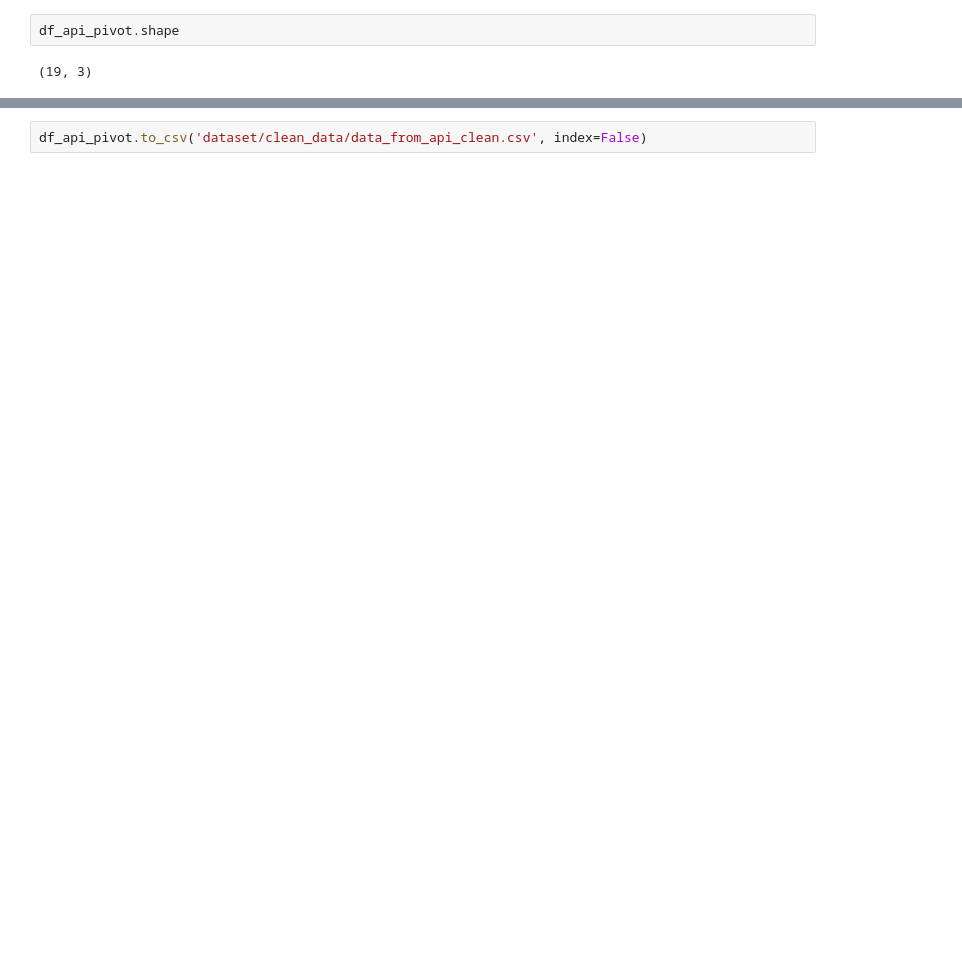
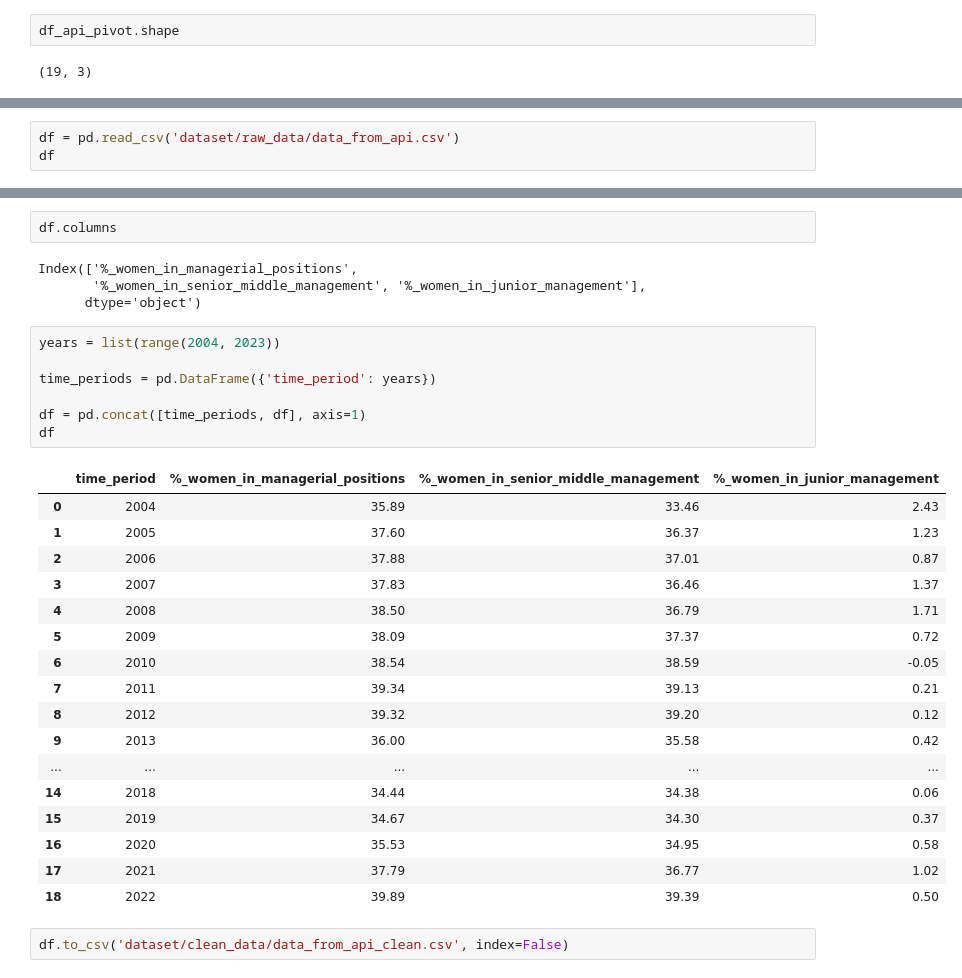
Before and after one commit to steprag/fp_finale_project, a Jupyter notebook: main/fp_datafrom_api.ipynb, the cells around one changed output, grey strips where cells are left out. Cells and saved outputs as stored; diff of their text form; blank space fills up the shorter version.

```diff
--- a/main/fp_datafrom_api.ipynb
+++ b/main/fp_datafrom_api.ipynb
@@ -224,0 +241,3 @@ df_api_pivot.shape
+# %%
+df = pd.read_csv('dataset/raw_data/data_from_api.csv')
+df
@@ -225,2 +262,33 @@ df_api_pivot.shape
+# %%
+df.columns
+# %% [output]
+Index(['%_women_in_managerial_positions',
+       '%_women_in_senior_middle_management', '%_women_in_junior_management'],
+      dtype='object')
+# %%
+years = list(range(2004, 2023))
+
+time_periods = pd.DataFrame({'time_period': years})
+
+df = pd.concat([time_periods, df], axis=1)
+df
+# %% [output]
+|  | time_period | %_women_in_managerial_positions | %_women_in_senior_middle_management | %_women_in_junior_management |
+| 0 | 2004 | 35.89 | 33.46 | 2.43 |
+| 1 | 2005 | 37.60 | 36.37 | 1.23 |
+| 2 | 2006 | 37.88 | 37.01 | 0.87 |
+| 3 | 2007 | 37.83 | 36.46 | 1.37 |
+| 4 | 2008 | 38.50 | 36.79 | 1.71 |
+| 5 | 2009 | 38.09 | 37.37 | 0.72 |
+| 6 | 2010 | 38.54 | 38.59 | -0.05 |
+| 7 | 2011 | 39.34 | 39.13 | 0.21 |
+| 8 | 2012 | 39.32 | 39.20 | 0.12 |
+| 9 | 2013 | 36.00 | 35.58 | 0.42 |
+| ... | ... | ... | ... | ... |
+| 14 | 2018 | 34.44 | 34.38 | 0.06 |
+| 15 | 2019 | 34.67 | 34.30 | 0.37 |
+| 16 | 2020 | 35.53 | 34.95 | 0.58 |
+| 17 | 2021 | 37.79 | 36.77 | 1.02 |
+| 18 | 2022 | 39.89 | 39.39 | 0.50 |
 # %%
-df_api_pivot.to_csv('dataset/clean_data/data_from_api_clean.csv', index=False)
+df.to_csv('dataset/clean_data/data_from_api_clean.csv', index=False)
```
Also changed, not shown: parts of 8 cells of this notebook, 23 other files.
